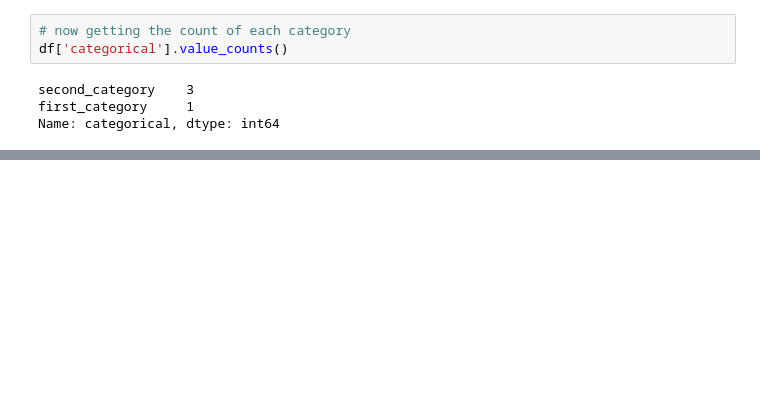
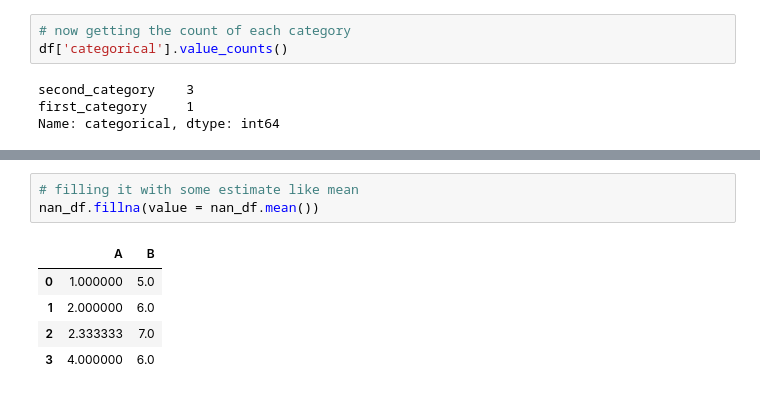
Before and after one commit to mahesh-keswani/ML-DL-FromBasicsToAdvance, a Jupyter notebook: pandas_basics/dataframe-basics.ipynb, the cells around one changed output, grey strips where cells are left out. Cells and saved outputs as stored; diff of their text form; blank space fills up the shorter version.

```diff
--- a/pandas_basics/dataframe-basics.ipynb
+++ b/pandas_basics/dataframe-basics.ipynb
@@ -303,0 +345,9 @@ Name: categorical, dtype: int64
+# %%
+# filling it with some estimate like mean
+nan_df.fillna(value = nan_df.mean())
+# %% [output]
+|  | A | B |
+| 0 | 1.000000 | 5.0 |
+| 1 | 2.000000 | 6.0 |
+| 2 | 2.333333 | 7.0 |
+| 3 | 4.000000 | 6.0 |
```
Also changed, not shown: parts of 28 cells of this notebook.
